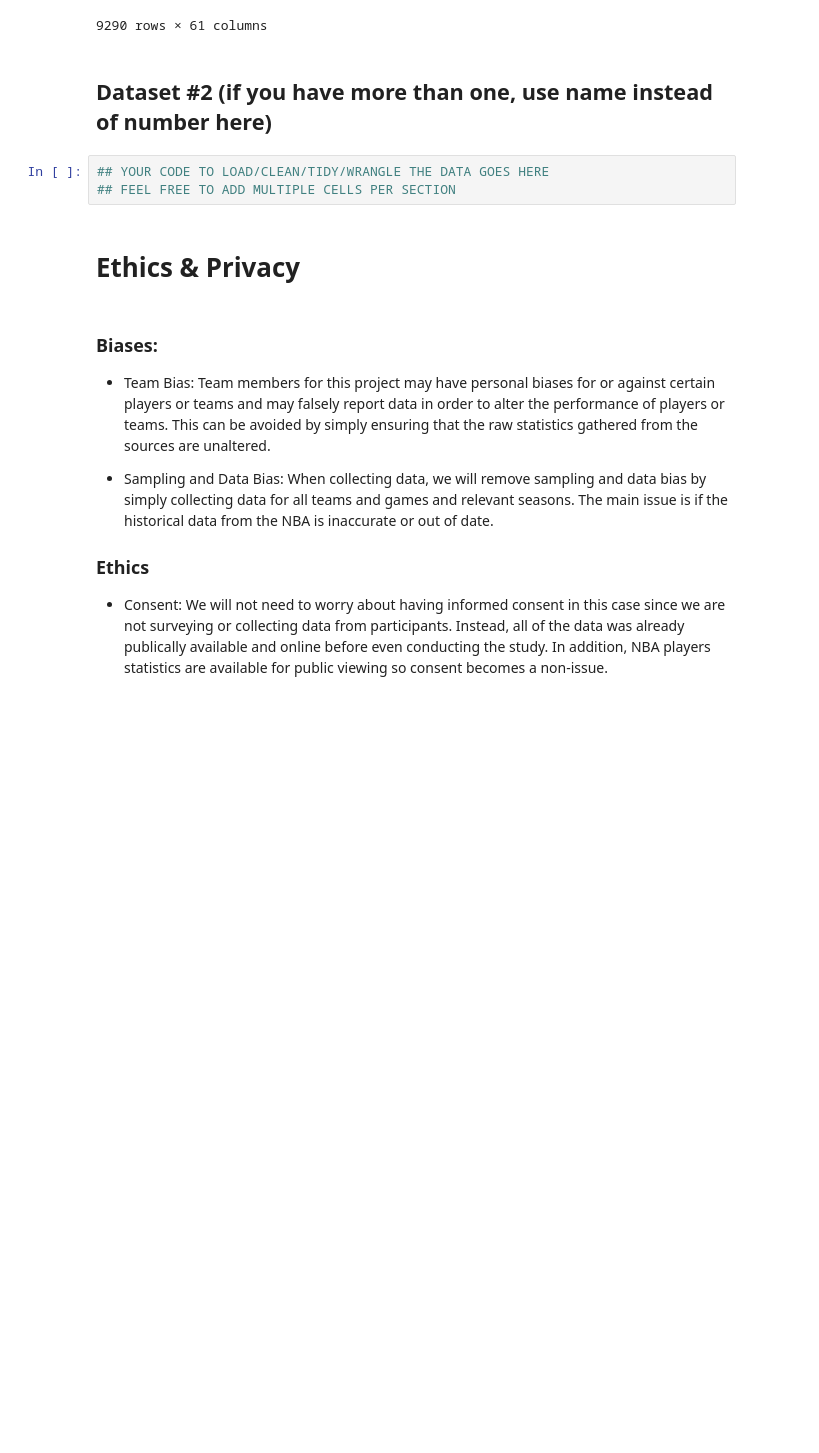
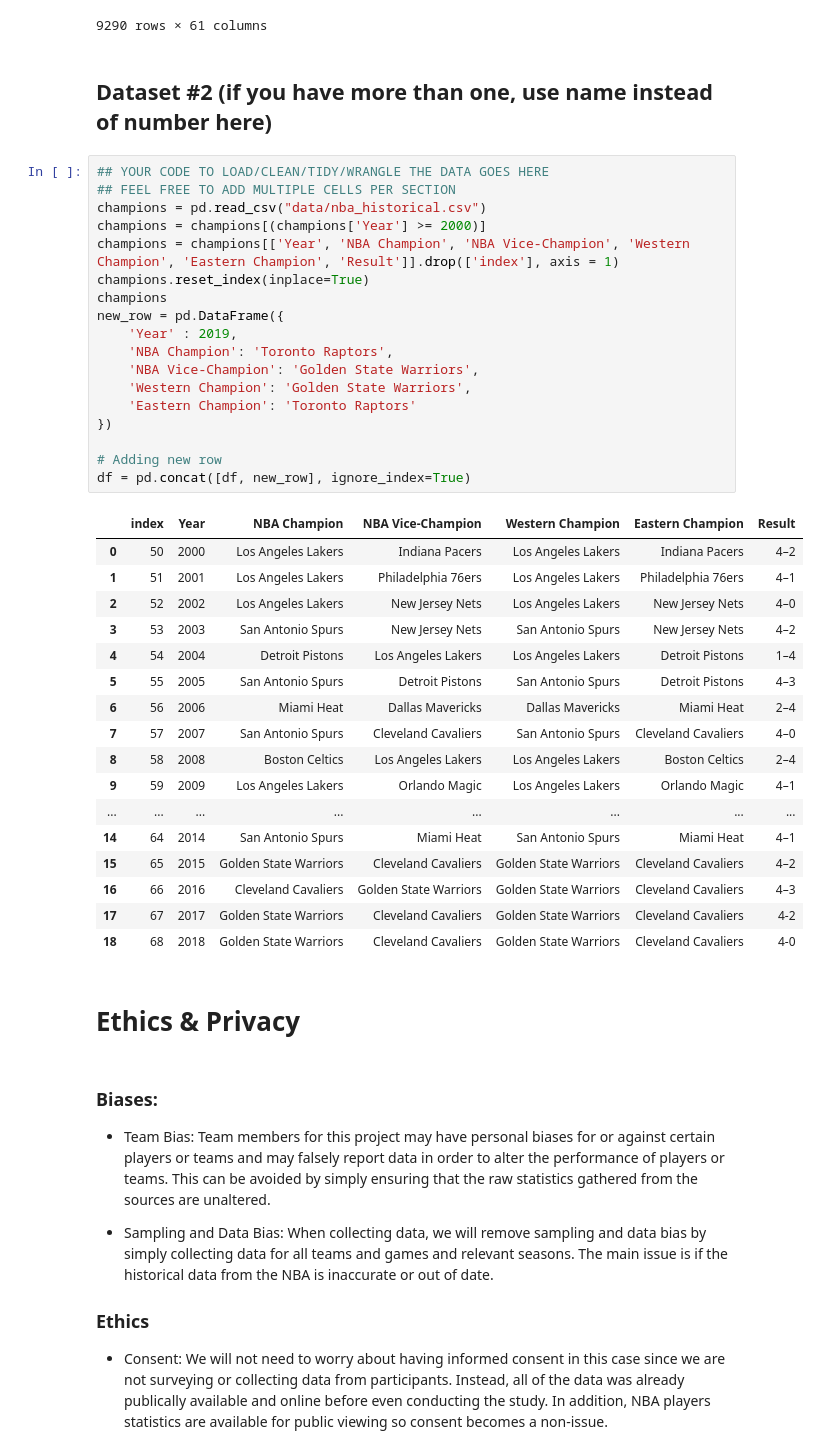
Before and after one commit to kevinkchen1/NBA-Data-Analysis, a Jupyter notebook: DataCheckpoint_group074.ipynb, the cells around one changed output. Saved outputs shown, nothing was run; the diff lists cells and outputs as text; blank space fills up the shorter version.

Commit message:
adding/cleaning second dataset

```diff
--- a/DataCheckpoint_group074.ipynb
+++ b/DataCheckpoint_group074.ipynb
@@ -140,9 +148,42 @@ check
 9290 rows × 61 columns
 # %% [markdown]
 ## Dataset #2 (if you have more than one, use name instead of number here)
-# %%
-## YOUR CODE TO LOAD/CLEAN/TIDY/WRANGLE THE DATA GOES HERE
-## FEEL FREE TO ADD MULTIPLE CELLS PER SECTION
+# %%
+## YOUR CODE TO LOAD/CLEAN/TIDY/WRANGLE THE DATA GOES HERE
+## FEEL FREE TO ADD MULTIPLE CELLS PER SECTION
+champions = pd.read_csv("data/nba_historical.csv")
+champions = champions[(champions['Year'] >= 2000)]
+champions = champions[['Year', 'NBA Champion', 'NBA Vice-Champion', 'Western Champion', 'Eastern Champion', 'Result']].drop(['index'], axis = 1)
+champions.reset_index(inplace=True)
+champions
+new_row = pd.DataFrame({
+    'Year' : 2019,
+    'NBA Champion': 'Toronto Raptors',
+    'NBA Vice-Champion': 'Golden State Warriors',
+    'Western Champion': 'Golden State Warriors',
+    'Eastern Champion': 'Toronto Raptors'
+})
+
+# Adding new row
+df = pd.concat([df, new_row], ignore_index=True)
+# %% [output]
+|  | index | Year | NBA Champion | NBA Vice-Champion | Western Champion | Eastern Champion | Result |
+| 0 | 50 | 2000 | Los Angeles Lakers | Indiana Pacers | Los Angeles Lakers | Indiana Pacers | 4–2 |
+| 1 | 51 | 2001 | Los Angeles Lakers | Philadelphia 76ers | Los Angeles Lakers | Philadelphia 76ers | 4–1 |
+| 2 | 52 | 2002 | Los Angeles Lakers | New Jersey Nets | Los Angeles Lakers | New Jersey Nets | 4–0 |
+| 3 | 53 | 2003 | San Antonio Spurs | New Jersey Nets | San Antonio Spurs | New Jersey Nets | 4–2 |
+| 4 | 54 | 2004 | Detroit Pistons | Los Angeles Lakers | Los Angeles Lakers | Detroit Pistons | 1–4 |
+| 5 | 55 | 2005 | San Antonio Spurs | Detroit Pistons | San Antonio Spurs | Detroit Pistons | 4–3 |
+| 6 | 56 | 2006 | Miami Heat | Dallas Mavericks | Dallas Mavericks | Miami Heat | 2–4 |
+| 7 | 57 | 2007 | San Antonio Spurs | Cleveland Cavaliers | San Antonio Spurs | Cleveland Cavaliers | 4–0 |
+| 8 | 58 | 2008 | Boston Celtics | Los Angeles Lakers | Los Angeles Lakers | Boston Celtics | 2–4 |
+| 9 | 59 | 2009 | Los Angeles Lakers | Orlando Magic | Los Angeles Lakers | Orlando Magic | 4–1 |
+| ... | ... | ... | ... | ... | ... | ... | ... |
+| 14 | 64 | 2014 | San Antonio Spurs | Miami Heat | San Antonio Spurs | Miami Heat | 4–1 |
+| 15 | 65 | 2015 | Golden State Warriors | Cleveland Cavaliers | Golden State Warriors | Cleveland Cavaliers | 4–2 |
+| 16 | 66 | 2016 | Cleveland Cavaliers | Golden State Warriors | Golden State Warriors | Cleveland Cavaliers | 4–3 |
+| 17 | 67 | 2017 | Golden State Warriors | Cleveland Cavaliers | Golden State Warriors | Cleveland Cavaliers | 4-2 |
+| 18 | 68 | 2018 | Golden State Warriors | Cleveland Cavaliers | Golden State Warriors | Cleveland Cavaliers | 4-0 |
 # %% [markdown]
 # Ethics & Privacy
 # %% [markdown]
```
Also changed, not shown: parts of 2 cells of this notebook, 2 other files.
